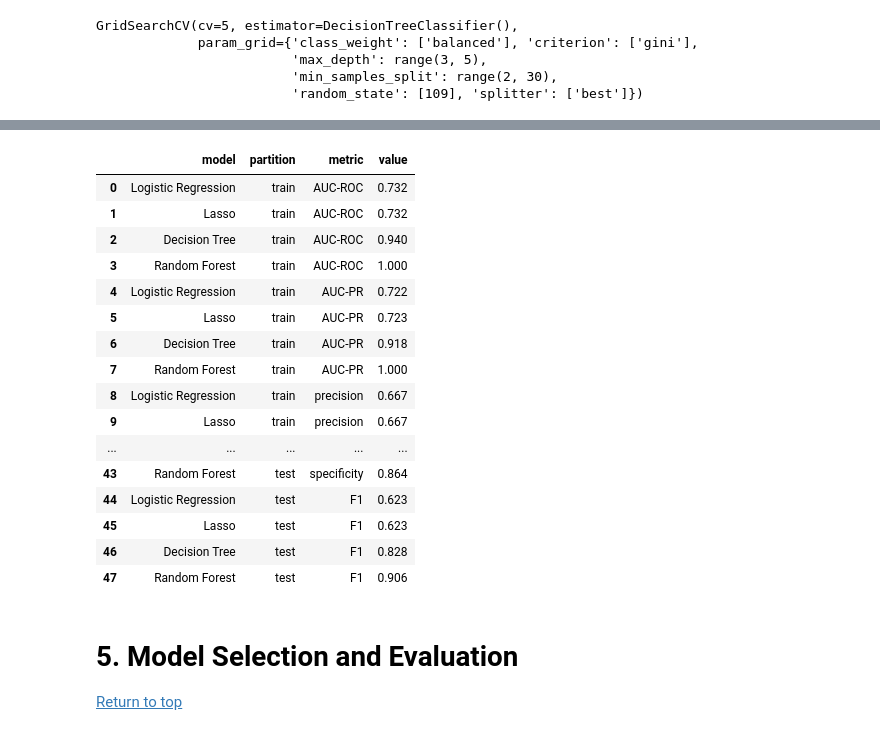
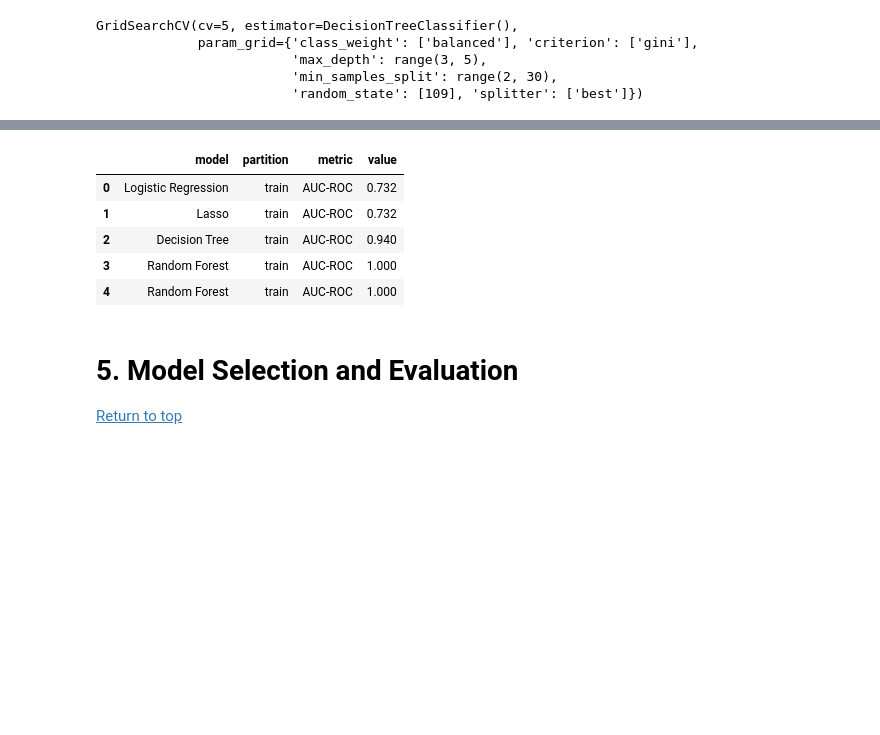
Before and after one commit to stevenworthington/cs109a_final_project, a Jupyter notebook: code/cs109a_final_report.ipynb, the cells around one changed output, grey strips where cells are left out. Drawn from its saved outputs; the diff is of its cells as text; code cells hidden in the pictures; blank space fills up the shorter version.

```diff
--- a/code/cs109a_final_report.ipynb
+++ b/code/cs109a_final_report.ipynb
@@ -434,7 +434,7 @@ Cs = [1e-4, 1e-3, 1e-2, 1e-1, 1e0, 1e1, 1e2, 1e3, 1e4]
 
 # logistic regression model with L1 penalty and 10-fold CV
 lasso = LogisticRegressionCV(
-    Cs=Cs, cv=10, penalty='l1', solver='liblinear',
+    Cs=Cs, cv=10, penalty='l1', solver='liblinear', n_jobs=-1,
     scoring='roc_auc', max_iter=1000, random_state=109
 ).fit(X_train, y_train)
 
@@ -531,26 +509,15 @@ rf_tuned = RandomForestClassifier(
 # %%
 # save metrics for random forest
 data = (X_train, X_test, y_train, y_test)
 results.append(get_performance_metrics(rf, 'Random Forest', data))
-get_results_df(results)
+get_results_df(results).head()
 # %% [output]
 |  | model | partition | metric | value |
 | 0 | Logistic Regression | train | AUC-ROC | 0.732 |
 | 1 | Lasso | train | AUC-ROC | 0.732 |
 | 2 | Decision Tree | train | AUC-ROC | 0.940 |
 | 3 | Random Forest | train | AUC-ROC | 1.000 |
-| 4 | Logistic Regression | train | AUC-PR | 0.722 |
-| 5 | Lasso | train | AUC-PR | 0.723 |
-| 6 | Decision Tree | train | AUC-PR | 0.918 |
-| 7 | Random Forest | train | AUC-PR | 1.000 |
-| 8 | Logistic Regression | train | precision | 0.667 |
-| 9 | Lasso | train | precision | 0.667 |
-| ... | ... | ... | ... | ... |
-| 43 | Random Forest | test | specificity | 0.864 |
-| 44 | Logistic Regression | test | F1 | 0.623 |
-| 45 | Lasso | test | F1 | 0.623 |
-| 46 | Decision Tree | test | F1 | 0.828 |
-| 47 | Random Forest | test | F1 | 0.906 |
+| 4 | Random Forest | train | AUC-ROC | 1.000 |
 # %% [markdown]
 <a name="5.-Model-Selection-and-Evaluation"></a>
 # 5. Model Selection and Evaluation
```
Also changed, not shown: parts of 11 cells of this notebook, 1 other file.
